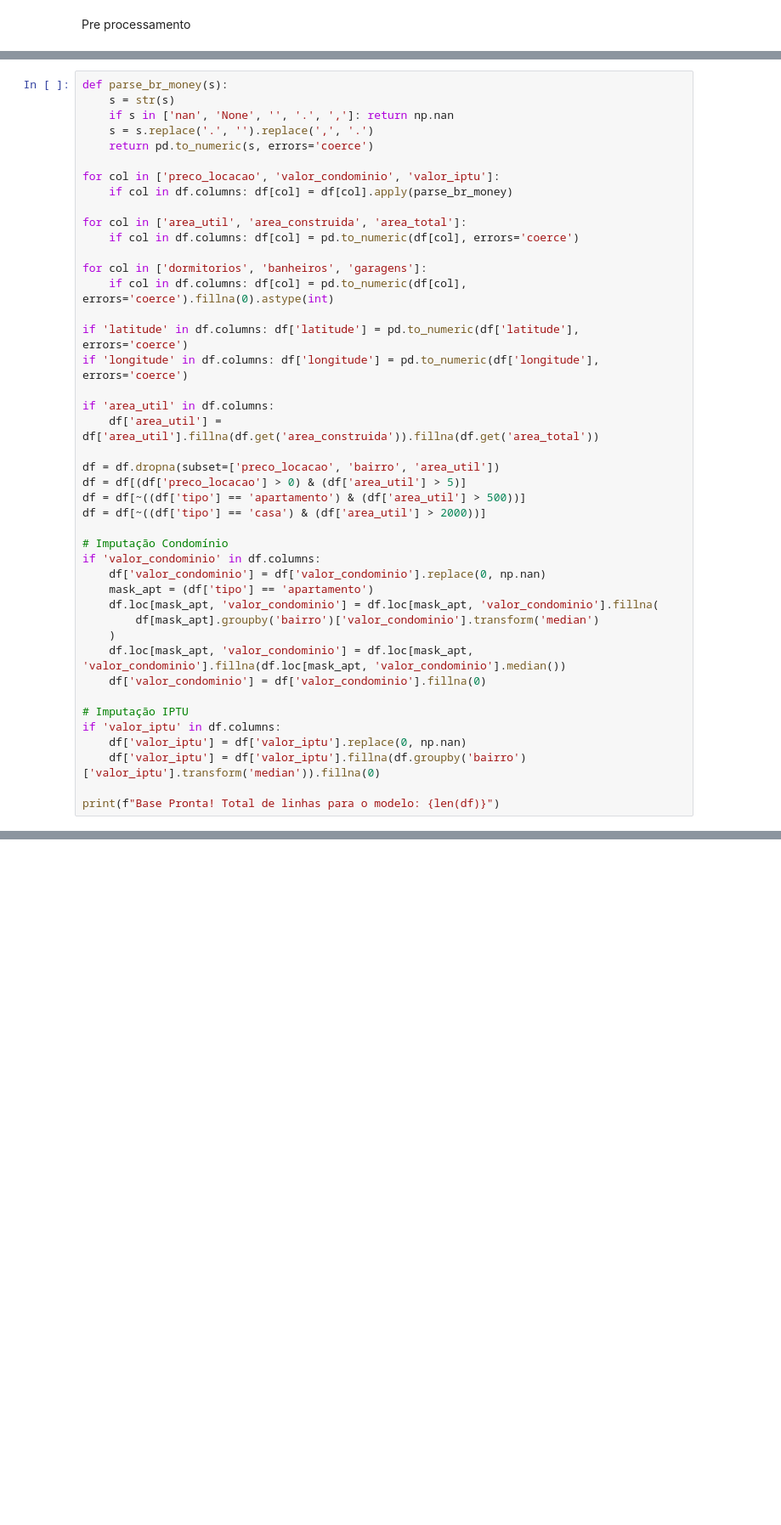
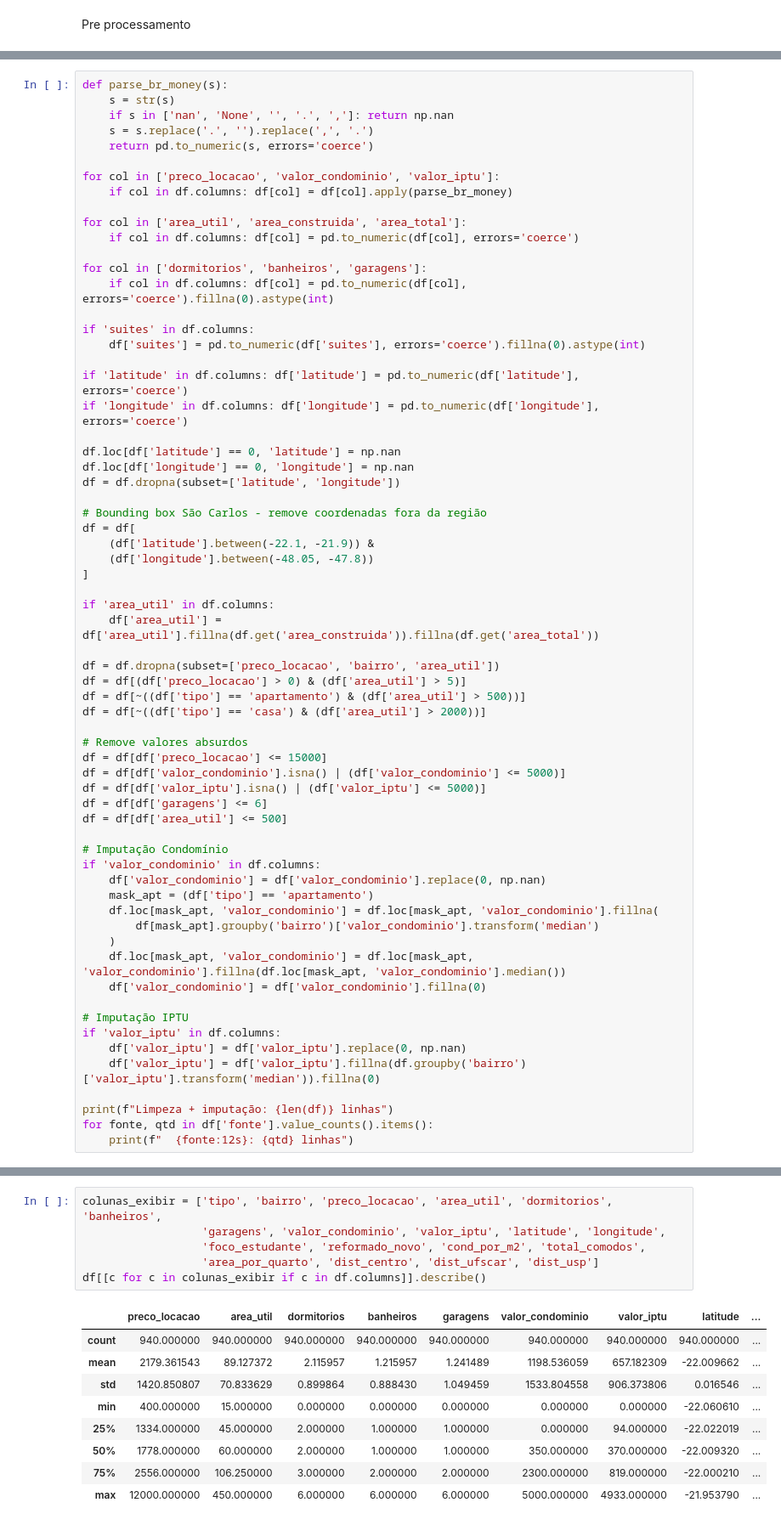
Before and after one commit to decker12w/am, a Jupyter notebook: pre_processing/notebook.ipynb, the cells around one changed output, grey strips where cells are left out. Shown at 85% size. Cells and saved outputs as stored; diff of their text form; blank space fills up the shorter version.

```diff
--- a/pre_processing/notebook.ipynb
+++ b/pre_processing/notebook.ipynb
@@ -85,8 +196,21 @@ for col in ['area_util', 'area_construida', 'area_total']:
 for col in ['dormitorios', 'banheiros', 'garagens']:
     if col in df.columns: df[col] = pd.to_numeric(df[col], errors='coerce').fillna(0).astype(int)
 
+if 'suites' in df.columns:
+    df['suites'] = pd.to_numeric(df['suites'], errors='coerce').fillna(0).astype(int)
+
 if 'latitude' in df.columns: df['latitude'] = pd.to_numeric(df['latitude'], errors='coerce')
 if 'longitude' in df.columns: df['longitude'] = pd.to_numeric(df['longitude'], errors='coerce')
+
+df.loc[df['latitude'] == 0, 'latitude'] = np.nan
+df.loc[df['longitude'] == 0, 'longitude'] = np.nan
+df = df.dropna(subset=['latitude', 'longitude'])
+
+# Bounding box São Carlos - remove coordenadas fora da região
+df = df[
+    (df['latitude'].between(-22.1, -21.9)) &
+    (df['longitude'].between(-48.05, -47.8))
+]
 
 if 'area_util' in df.columns:
     df['area_util'] = df['area_util'].fillna(df.get('area_construida')).fillna(df.get('area_total'))
@@ -95,6 +219,13 @@ df = df.dropna(subset=['preco_locacao', 'bairro', 'area_util'])
 df = df[(df['preco_locacao'] > 0) & (df['area_util'] > 5)]
 df = df[~((df['tipo'] == 'apartamento') & (df['area_util'] > 500))]
 df = df[~((df['tipo'] == 'casa') & (df['area_util'] > 2000))]
+
+# Remove valores absurdos
+df = df[df['preco_locacao'] <= 15000]
+df = df[df['valor_condominio'].isna() | (df['valor_condominio'] <= 5000)]
+df = df[df['valor_iptu'].isna() | (df['valor_iptu'] <= 5000)]
+df = df[df['garagens'] <= 6]
+df = df[df['area_util'] <= 500]
 
 # Imputação Condomínio
 if 'valor_condominio' in df.columns:
@@ -111,5 +242,7 @@ if 'valor_iptu' in df.columns:
     df['valor_iptu'] = df['valor_iptu'].replace(0, np.nan)
     df['valor_iptu'] = df['valor_iptu'].fillna(df.groupby('bairro')['valor_iptu'].transform('median')).fillna(0)
 
-print(f"Base Pronta! Total de linhas para o modelo: {len(df)}")
+print(f"Limpeza + imputação: {len(df)} linhas")
+for fonte, qtd in df['fonte'].value_counts().items():
+    print(f"  {fonte:12s}: {qtd} linhas")
 # %% [output]
@@ -162,0 +319,16 @@ Base Pronta! Total de linhas para o modelo: 1287
+# %%
+colunas_exibir = ['tipo', 'bairro', 'preco_locacao', 'area_util', 'dormitorios', 'banheiros',
+                  'garagens', 'valor_condominio', 'valor_iptu', 'latitude', 'longitude',
+                  'foco_estudante', 'reformado_novo', 'cond_por_m2', 'total_comodos',
+                  'area_por_quarto', 'dist_centro', 'dist_ufscar', 'dist_usp']
+df[[c for c in colunas_exibir if c in df.columns]].describe()
+# %% [output]
+|  | preco_locacao | area_util | dormitorios | banheiros | garagens | valor_condominio | valor_iptu | latitude | ... |
+| count | 940.000000 | 940.000000 | 940.000000 | 940.000000 | 940.000000 | 940.000000 | 940.000000 | 940.000000 | ... |
+| mean | 2179.361543 | 89.127372 | 2.115957 | 1.215957 | 1.241489 | 1198.536059 | 657.182309 | -22.009662 | ... |
+| std | 1420.850807 | 70.833629 | 0.899864 | 0.888430 | 1.049459 | 1533.804558 | 906.373806 | 0.016546 | ... |
+| min | 400.000000 | 15.000000 | 0.000000 | 0.000000 | 0.000000 | 0.000000 | 0.000000 | -22.060610 | ... |
+| 25% | 1334.000000 | 45.000000 | 2.000000 | 1.000000 | 1.000000 | 0.000000 | 94.000000 | -22.022019 | ... |
+| 50% | 1778.000000 | 60.000000 | 2.000000 | 1.000000 | 1.000000 | 350.000000 | 370.000000 | -22.009320 | ... |
+| 75% | 2556.000000 | 106.250000 | 3.000000 | 2.000000 | 2.000000 | 2300.000000 | 819.000000 | -22.000210 | ... |
+| max | 12000.000000 | 450.000000 | 6.000000 | 6.000000 | 6.000000 | 5000.000000 | 4933.000000 | -21.953790 | ... |
```
Also changed, not shown: parts of 21 cells of this notebook, 16 other files.
